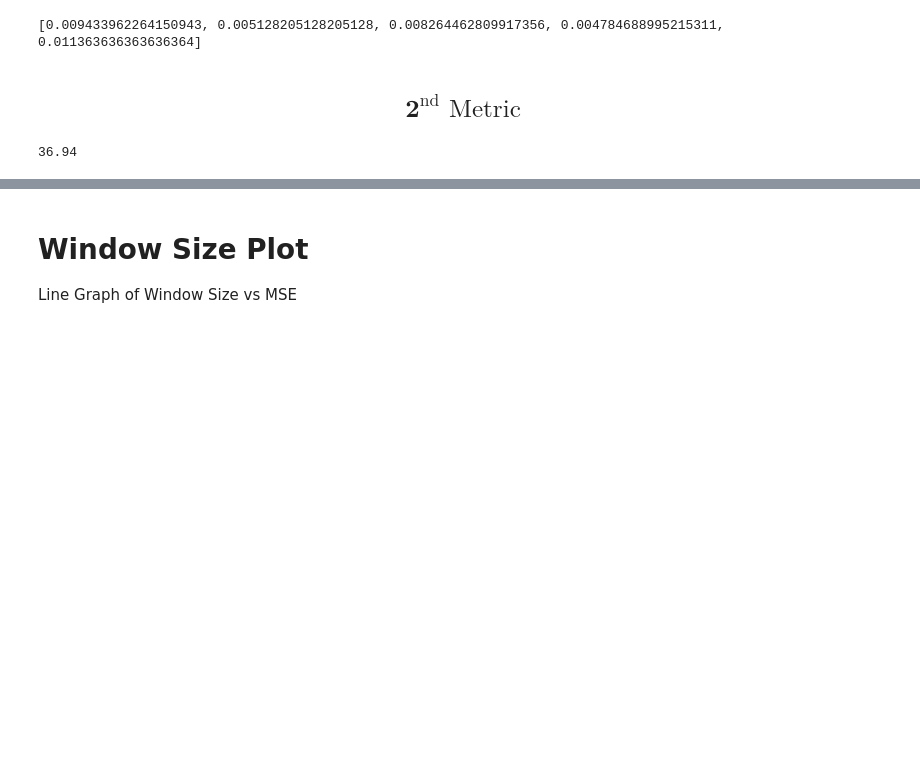
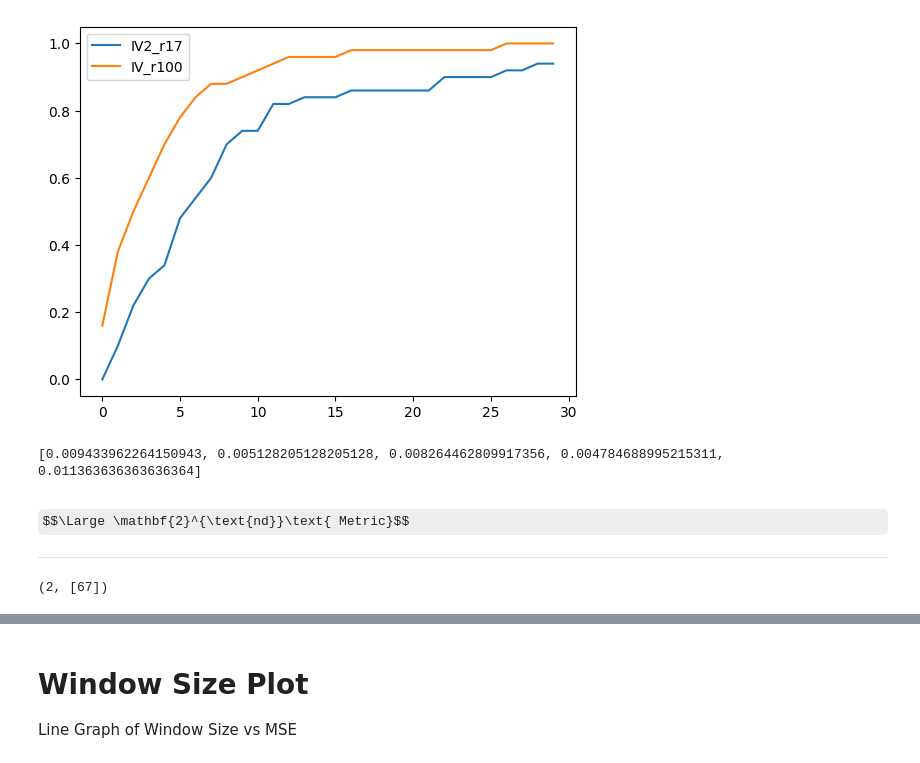
Before and after one commit to ruo2019/photography-model, a Jupyter notebook: visualizing_results.ipynb, the cells around one changed output, grey strips where cells are left out. Drawn from its saved outputs; the diff is of its cells as text; code cells hidden in the pictures; some formulas as TeX source; blank space fills up the shorter version.

```diff
--- a/visualizing_results.ipynb
+++ b/visualizing_results.ipynb
@@ -148,5 +205,5 @@ $$\Large \textbf{Loading Augmented Data Predictions}$$
 # %%
-def showMetric(preds, tick = 2, compare = False):
+def showMetric(preds, data, threshold = 8, compare = False):
     def clamp_error(prediction, truth): # NN's Idea
         if truth in range(prediction, prediction + 9):
             return 0
@@ -162,7 +219,7 @@ def showMetric(preds, tick = 2, compare = False):
             if abs(i_pred - truth) < abs(off):
                 off = i_pred - truth
 
-            if abs(i_pred - truth) <= 8:
+            if abs(i_pred - truth) <= threshold:
                 within_range = True
 
         if within_range:
@@ -170,15 +227,7 @@ def showMetric(preds, tick = 2, compare = False):
 
         offsets.append(off)
 
-    score = score / 50
-    print("Accuracy with |error| <= 8:",score)
+    score = score / len(data)
+    # print(f"Accuracy with |error| <= {threshold}:",'{}%'.format(round(score*100, 2)))
 
-    offsetsbruh = offsets[:39] + offsets[40:]
-
-    if compare:
-        plt.figure(figsize=(7, 7))
-    else:
-        plt.yticks(np.arange(-30, 30, 5))
-        plt.ylim(-30, 30)
-        plt.boxplot(offsetsbruh)
-        plt.show()
+    return score
@@ -195,3 +262,17 @@ Accuracy with |error| <= 8: 0.76
+# %%
+compare = "IV2_r17,IV_r100".split(',')
+
+plot_data = eval(str([[]] * len(compare)))
+for test_threshold in range(30):
+    for idx, preds in enumerate(compare):
+        plot_data[idx].append(showMetric(eval(preds), data_k600, threshold=test_threshold))
+
+for i, j in enumerate(plot_data):
+    plt.plot(j, label = compare[i])
+plt.legend()
+plt.show()
+# %% [output]
+[figure, added]
 # %%
 norm_scale = []
 for video_path in tqdm([os.path.join('backflip', x) for x in os.listdir('backflip')]):
@@ -210,7 +291,8 @@ print(norm_scale[:5])
 # %% [output]
 [0.009433962264150943, 0.005128205128205128, 0.008264462809917356, 0.004784688995215311, 0.011363636363636364]
 # %% [markdown]
-$$\mathbf{2}^{\text{nd}}\text{ Metric}$$
+$$\Large \mathbf{2}^{\text{nd}}\text{ Metric}$$
+
 --------
 # %%
 import matplotlib.pyplot as plt
@@ -261,8 +347,8 @@ def calculateMSE(preds):
         peak = findClosest(new_pred, data[idx][1])
         errors.append(abs(new_pred - peak)**2)
     return np.mean(errors).item()
-# %%
-calculateMSE(IV_r15)
-# %% [output]
-36.94
+# %%
+data_k600[1]
+# %% [output]
+(2, [67])
 # %%
```
Also changed, not shown: parts of 38 cells of this notebook, 42 other files.
